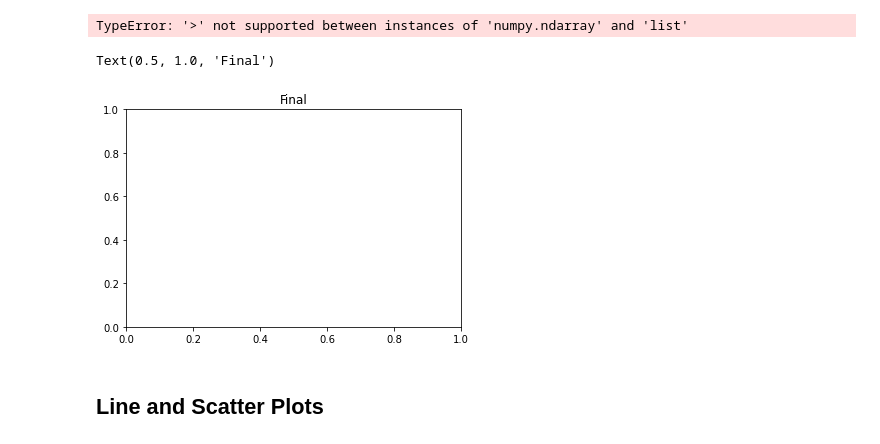
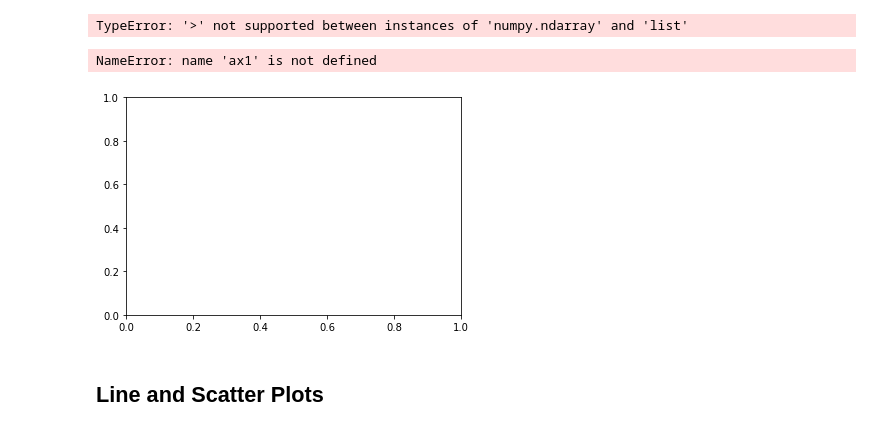
Before and after one commit to cmcoder9/Matplotlib-Homework, a Jupyter notebook: pymaceuticals_starter-checkpoint.ipynb, the cells around one changed output. Saved outputs shown, nothing was run; the diff lists cells and outputs as text; code cells hidden in the pictures.

```diff
--- a/pymaceuticals_starter-checkpoint.ipynb
+++ b/pymaceuticals_starter-checkpoint.ipynb
@@ -350,12 +371,49 @@ The upper quartile of tumor volumes is: 59.930261755000004
 The interquartile range of tumor volumes is: 22.74251795250001
 The the median of tumor volumes is: 45.0
 TypeError: '>' not supported between instances of 'numpy.ndarray' and 'list'
-# %%
-# Generate a box plot of the final tumor volume of each mouse across four regimens of interest
-plt.subplots()
-plt.title("Final")
-# %% [output]
-Text(0.5, 1.0, 'Final')
-[figure, removed]
+# %%
+# Generate a box plot of the final tumor volume of each mouse across four regimens of interest
+
+fig, ax = plt.subplots()
+
+# first boxplot
+
+ax1.set_title('Capomulin')
+ax1.set_ylabel('Tumor Volume (mm3)')
+ax1.boxplot(capomulin_final_tumor_volume)
+
+
+# second boxplot
+
+ax2.set_title('Final Tumor Volumes')
+ax2.set_ylabel('Tumor Volume (mm3)')
+ax2.boxplot(ramicaner_final_tumor_volume)
+
+
+# thrid boxplot
+
+ax3.set_title('Final Tumor Volumes')
+ax3.set_ylabel('Tumor Volume (mm3)')
+ax3.boxplot(infubinol_final_tumor_volume)
+
+
+# fourth boxplot
+
+ax4.set_title('Final Tumor Volumes')
+ax4.set_ylabel('Tumor Volume (mm3)')
+ax4.boxplot(ceftamin_final_tumor_volume)
+
+# set axes limits and labels
+xlim(0,13)
+ylim(10,80)
+ax.set_xticklabels(['Capomulin', 'Ramicane','Infubinol', 'Ceftamin'])
+ax.set_xticks([1.5, 4.5, 7.5, 10.5])
+plt.tight_layout()
+plt.savefig('boxcompare.png')
+
+plt.show()
+# %% [output]
+NameError: name 'ax1' is not defined
+[figure, added]
 # %% [markdown]
 ## Line and Scatter Plots
```
Also changed, not shown: parts of 9 cells of this notebook.
